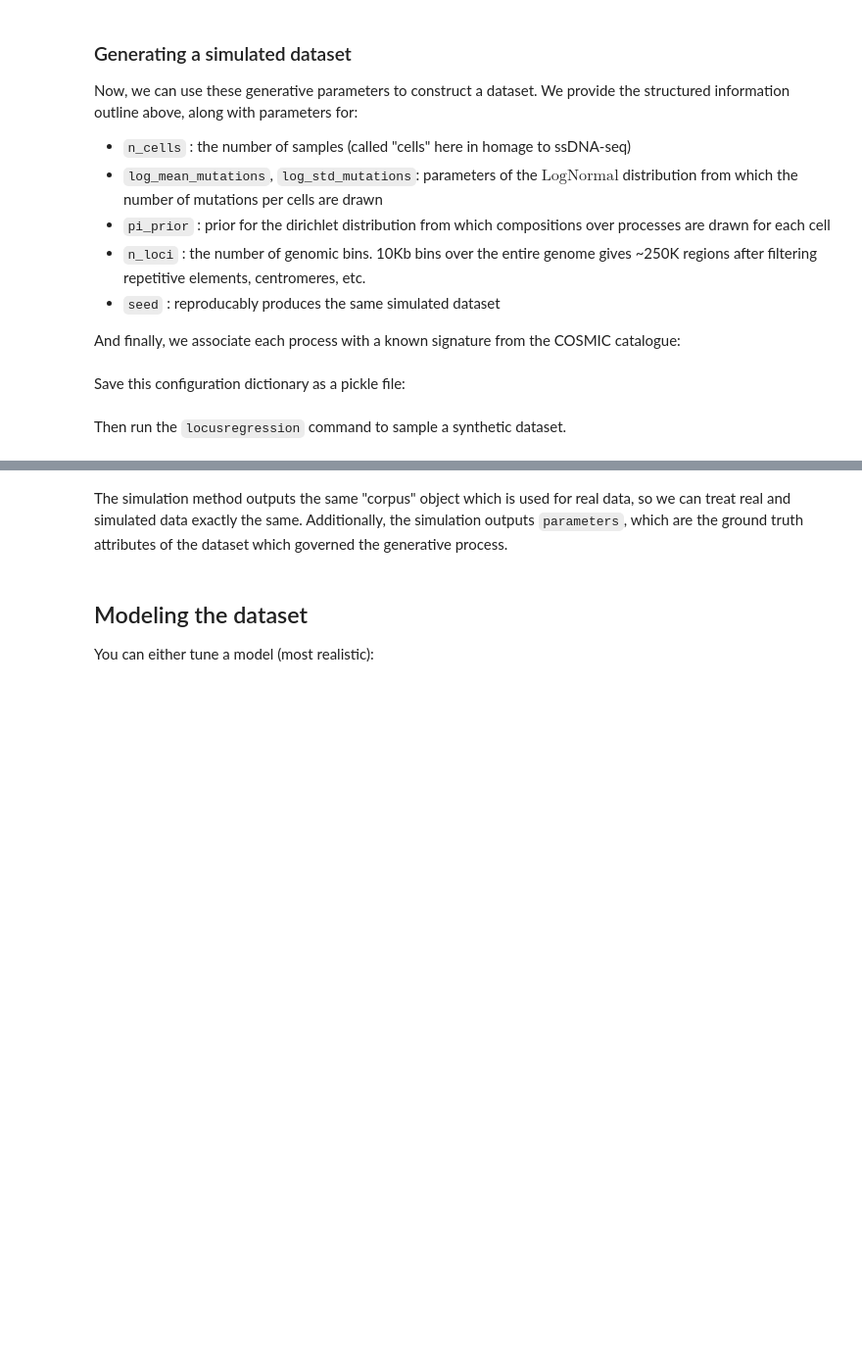
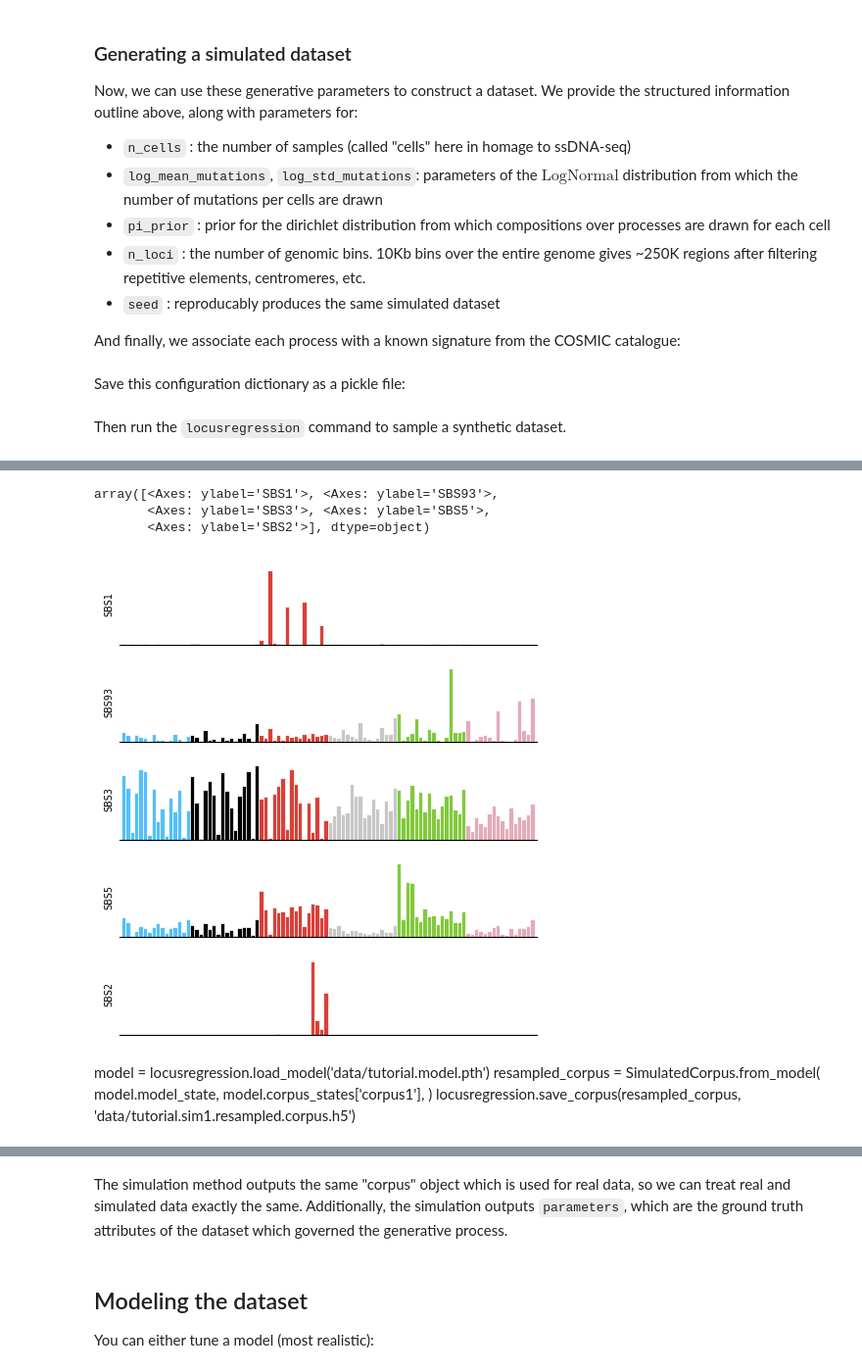
Before and after one commit to AllenWLynch/signaturemodels, a Jupyter notebook: docs/simulation_tutorial.ipynb, the cells around one changed output, grey strips where cells are left out. Shown at 98% size. Cells and saved outputs as stored; diff of their text form; code cells hidden in the pictures; blank space fills up the shorter version.

Commit message:
added simulation from model

```diff
--- a/docs/simulation_tutorial.ipynb
+++ b/docs/simulation_tutorial.ipynb
@@ -87,0 +97,22 @@ Then run the `locusregression` command to sample a synthetic dataset.
+# %%
+import locusregression
+import numpy as np
+import logging
+import seaborn as sns
+logging.basicConfig(level=logging.INFO)
+locusregression.logger.setLevel(logging.INFO)
+
+corpus = locusregression.load_corpus('data/tutorial.sim1.corpus.h5')
+# %%
+model = locusregression.LocusRegressor(
+    n_components=5,
+    empirical_bayes=True,
+    fix_signatures=['SBS1','SBS93','SBS3','SBS5','SBS2'],
+    eval_every=1,
+    batch_size=1000,
+    locus_subsample=1.,
+    num_epochs=300,
+).fit(
+    corpus,
+)
+model.save('data/tutorial.model.pth')
@@ -87,0 +137,7 @@ Then run the `locusregression` command to sample a synthetic dataset.
+# %%
+model.plot_summary()
+# %% [output]
+array([<Axes: ylabel='SBS1'>, <Axes: ylabel='SBS93'>,
+       <Axes: ylabel='SBS3'>, <Axes: ylabel='SBS5'>,
+       <Axes: ylabel='SBS2'>], dtype=object)
+[figure, added]
@@ -87,0 +151,7 @@ Then run the `locusregression` command to sample a synthetic dataset.
+# %% [markdown]
+model = locusregression.load_model('data/tutorial.model.pth')
+resampled_corpus = SimulatedCorpus.from_model(
+    model.model_state,
+    model.corpus_states['corpus1'],
+)
+locusregression.save_corpus(resampled_corpus, 'data/tutorial.sim1.resampled.corpus.h5')
```
Also changed, not shown: parts of 12 cells of this notebook, 3 other files.
